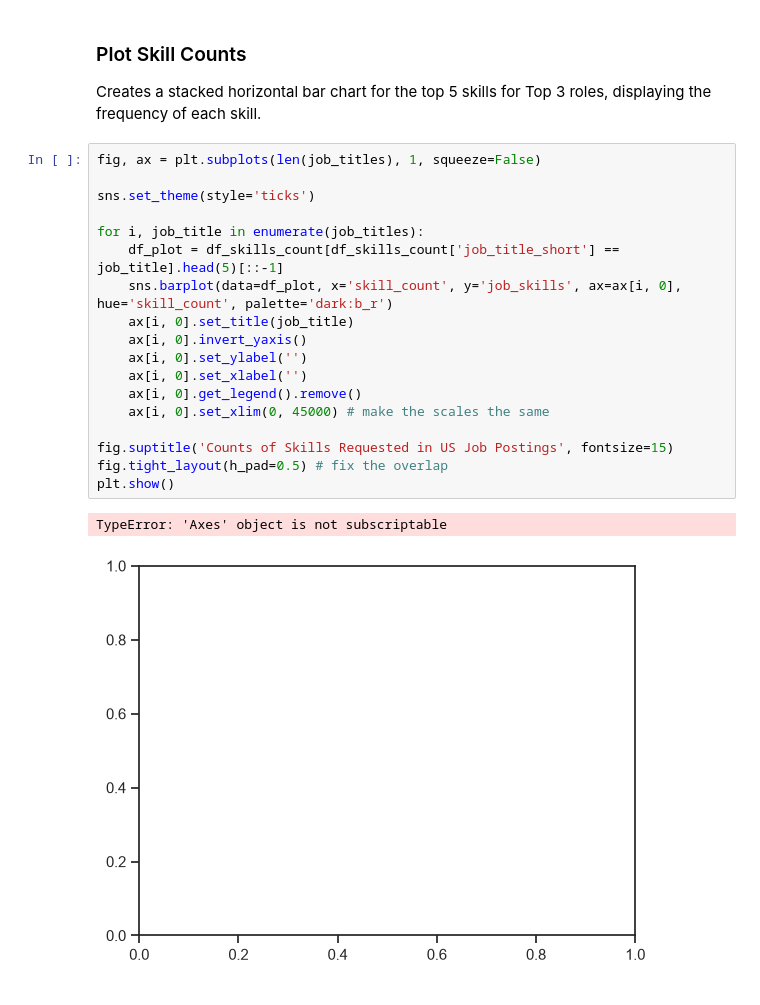
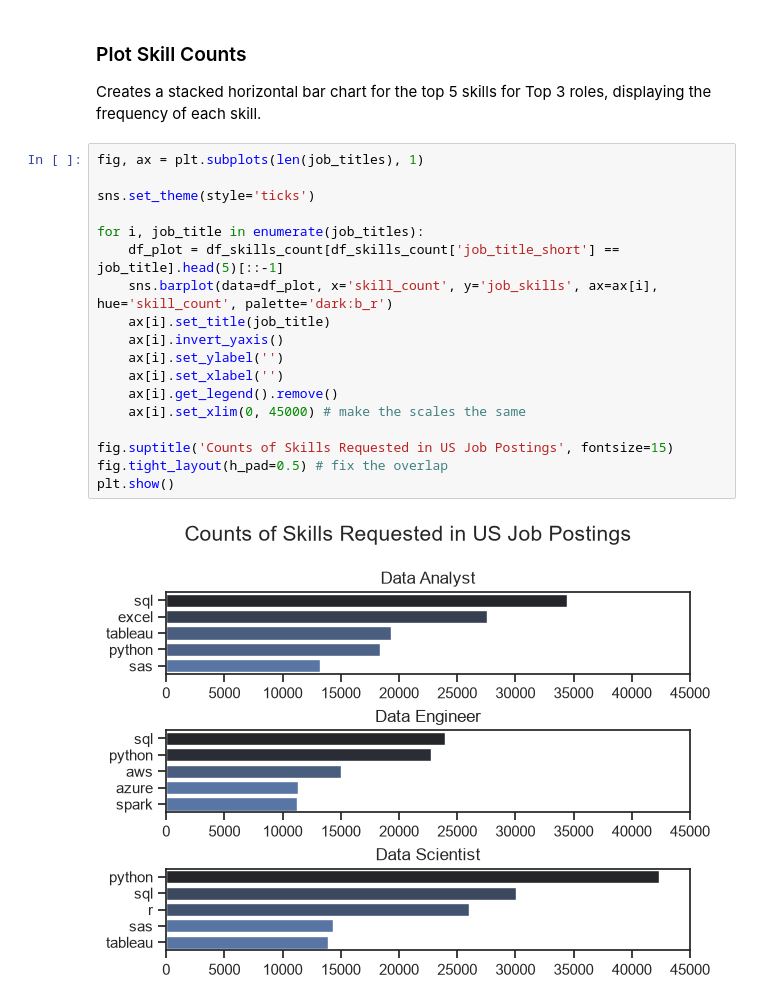
Before and after one commit to madhav-insights/PYTHON_DATA_PROJECT, a Jupyter notebook: Project/2_Skill_Demand.ipynb, the cells around one changed output. Drawn from its saved outputs; the diff is of its cells as text.

```diff
--- a/Project/2_Skill_Demand.ipynb
+++ b/Project/2_Skill_Demand.ipynb
@@ -102,23 +102,22 @@ job_titles
 ### Plot Skill Counts
 Creates a stacked horizontal bar chart for the top 5 skills for Top 3 roles, displaying the frequency of each skill.
 # %%
-fig, ax = plt.subplots(len(job_titles), 1, squeeze=False)
+fig, ax = plt.subplots(len(job_titles), 1)
 
 sns.set_theme(style='ticks')
 
 for i, job_title in enumerate(job_titles):
     df_plot = df_skills_count[df_skills_count['job_title_short'] == job_title].head(5)[::-1]
-    sns.barplot(data=df_plot, x='skill_count', y='job_skills', ax=ax[i, 0], hue='skill_count', palette='dark:b_r')
-    ax[i, 0].set_title(job_title)
-    ax[i, 0].invert_yaxis()
-    ax[i, 0].set_ylabel('')
-    ax[i, 0].set_xlabel('')
-    ax[i, 0].get_legend().remove()
-    ax[i, 0].set_xlim(0, 45000) # make the scales the same
+    sns.barplot(data=df_plot, x='skill_count', y='job_skills', ax=ax[i], hue='skill_count', palette='dark:b_r')
+    ax[i].set_title(job_title)
+    ax[i].invert_yaxis()
+    ax[i].set_ylabel('')
+    ax[i].set_xlabel('')
+    ax[i].get_legend().remove()
+    ax[i].set_xlim(0, 45000) # make the scales the same
 
 fig.suptitle('Counts of Skills Requested in US Job Postings', fontsize=15)
 fig.tight_layout(h_pad=0.5) # fix the overlap
 plt.show()
 # %% [output]
-TypeError: 'Axes' object is not subscriptable
-[figure, old version]
+[figure, new version]
```
Also changed, not shown: parts of 4 cells of this notebook.
